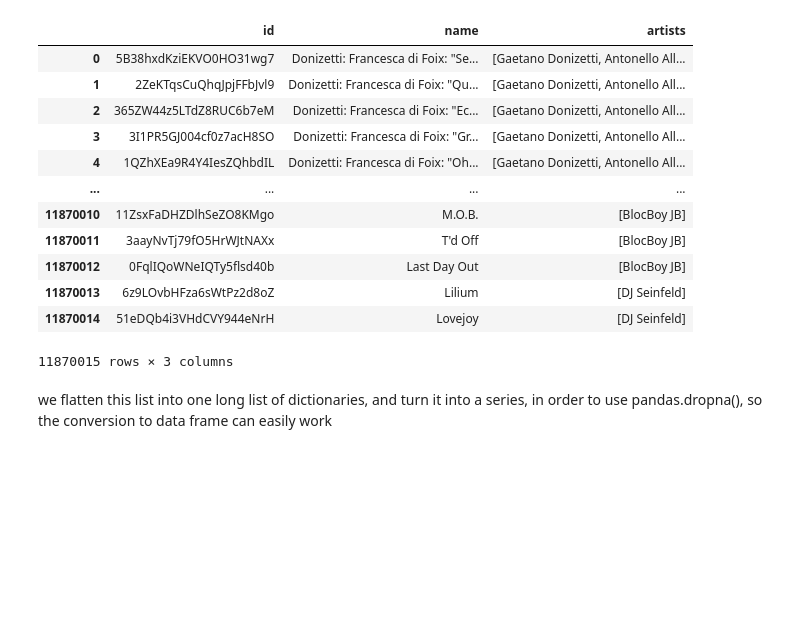
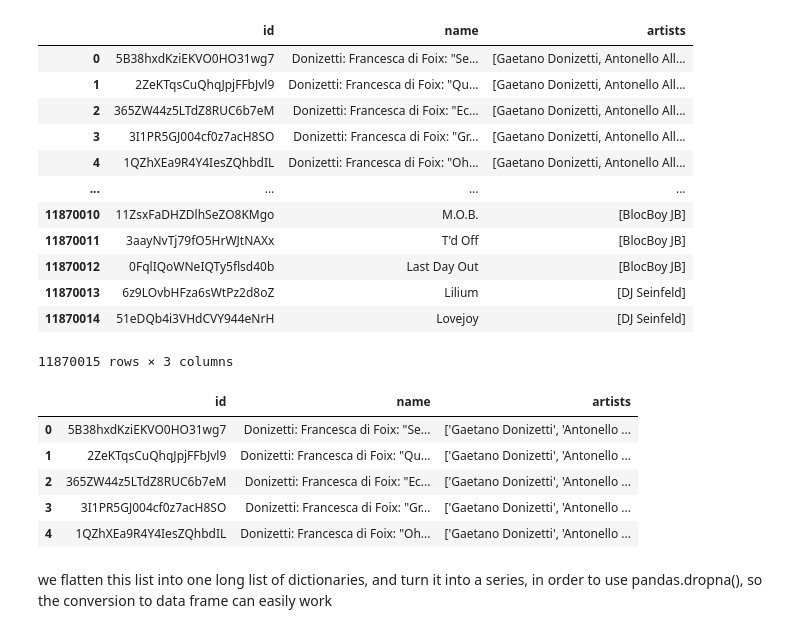
Before and after one commit to Alexandre-Sommerkamp/Music-recommender-with-Spotipy, a Jupyter notebook: code/warning-big-loading-times.ipynb, the cells around one changed output. Cells and saved outputs as stored; diff of their text form; code cells hidden in the pictures; blank space fills up the shorter version.

```diff
--- a/code/warning-big-loading-times.ipynb
+++ b/code/warning-big-loading-times.ipynb
@@ -163,7 +165,18 @@ songs = songs.drop_duplicates(subset='id')
 songs.reset_index(drop=True, inplace=True)
 # %%
 # checkpoint:saving songs
-songs.to_csv("../data/checkpoints/songs.csv")
+#songs.to_csv("../data/checkpoints/songs.csv")
+# Load
+songs = pd.read_csv("../data/checkpoints/songs.csv", index_col=0)
+# %%
+songs.head()
+# %% [output]
+|  | id | name | artists |
+| 0 | 5B38hxdKziEKVO0HO31wg7 | Donizetti: Francesca di Foix: "Se... | ['Gaetano Donizetti', 'Antonello ... |
+| 1 | 2ZeKTqsCuQhqJpjFFbJvl9 | Donizetti: Francesca di Foix: "Qu... | ['Gaetano Donizetti', 'Antonello ... |
+| 2 | 365ZW44z5LTdZ8RUC6b7eM | Donizetti: Francesca di Foix: "Ec... | ['Gaetano Donizetti', 'Antonello ... |
+| 3 | 3I1PR5GJ004cf0z7acH8SO | Donizetti: Francesca di Foix: "Gr... | ['Gaetano Donizetti', 'Antonello ... |
+| 4 | 1QZhXEa9R4Y4IesZQhbdIL | Donizetti: Francesca di Foix: "Oh... | ['Gaetano Donizetti', 'Antonello ... |
 # %%
 def chunks(lst,n):
     """
```
Also changed, not shown: parts of 6 cells of this notebook, 4 other files.
